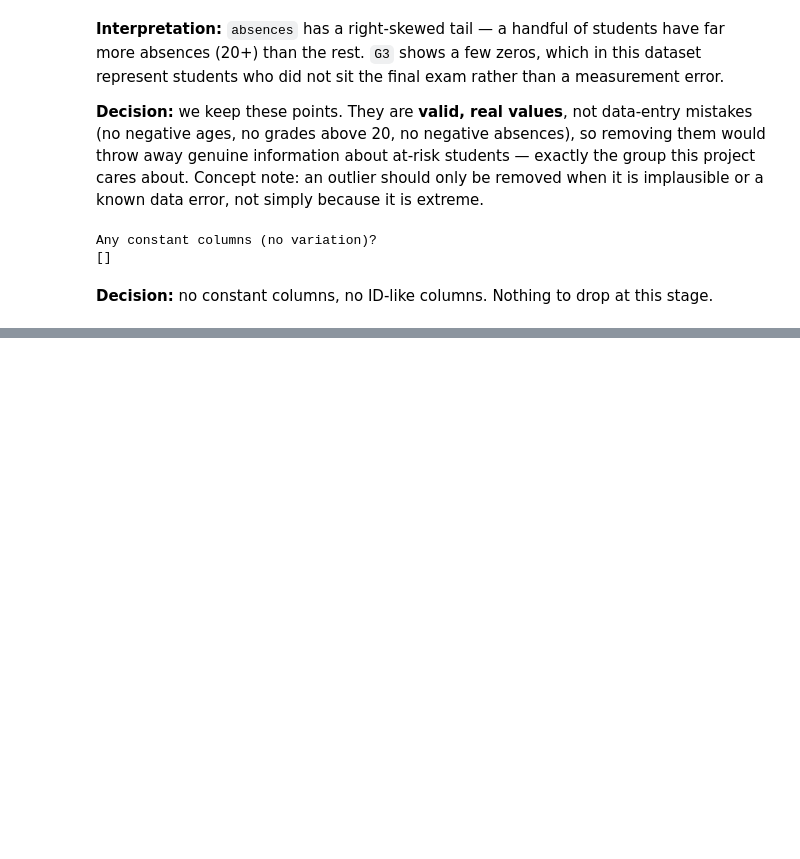
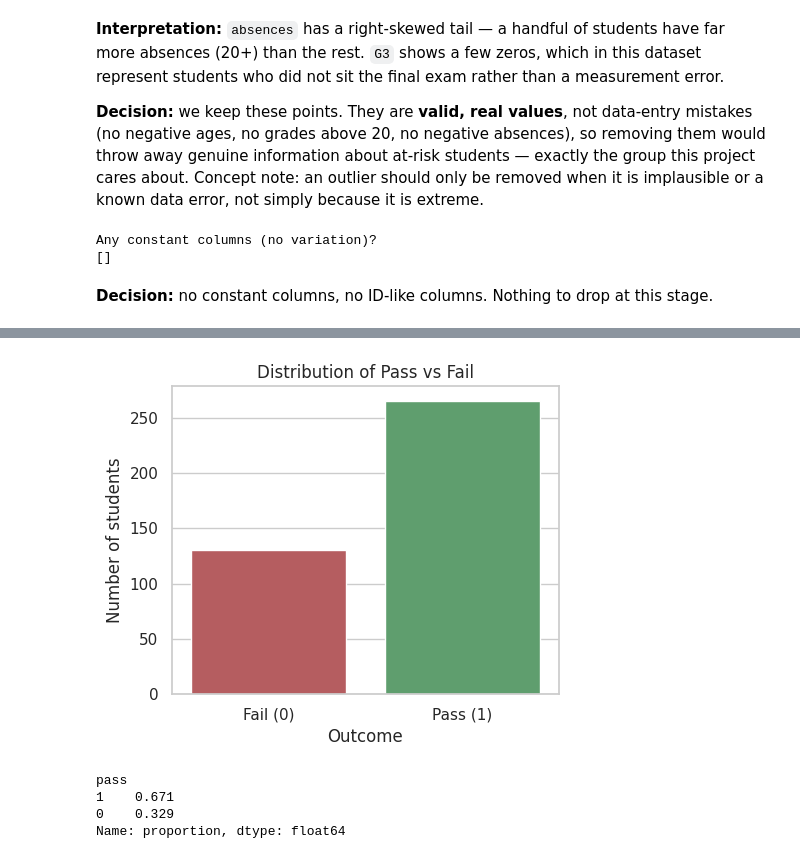
Before and after one commit to azzedineh27/Final_project_taiba, a Jupyter notebook: notebook.ipynb, the cells around one changed output, grey strips where cells are left out. Cells and saved outputs as stored; diff of their text form; code cells hidden in the pictures; blank space fills up the shorter version.

Commit message:
Exploratory Data. looking at distributions, relationships

```diff
--- a/notebook.ipynb
+++ b/notebook.ipynb
@@ -191,0 +198,19 @@ Any constant columns (no variation)?
+# %%
+# 5.1 Target variable definition (needed for EDA plots) -- also formally created in Feature Engineering
+df["pass"] = (df["G3"] >= 10).astype(int)
+
+plt.figure(figsize=(5, 4))
+sns.countplot(x="pass", hue="pass", data=df, palette=["#C44E52", "#55A868"], legend=False)
+plt.xticks([0, 1], ["Fail (0)", "Pass (1)"])
+plt.title("Distribution of Pass vs Fail")
+plt.xlabel("Outcome")
+plt.ylabel("Number of students")
+plt.show()
+
+print(df["pass"].value_counts(normalize=True).round(3))
+# %% [output]
+[figure, added]
+pass
+1    0.671
+0    0.329
+Name: proportion, dtype: float64
```
Also changed, not shown: parts of 32 cells of this notebook.
